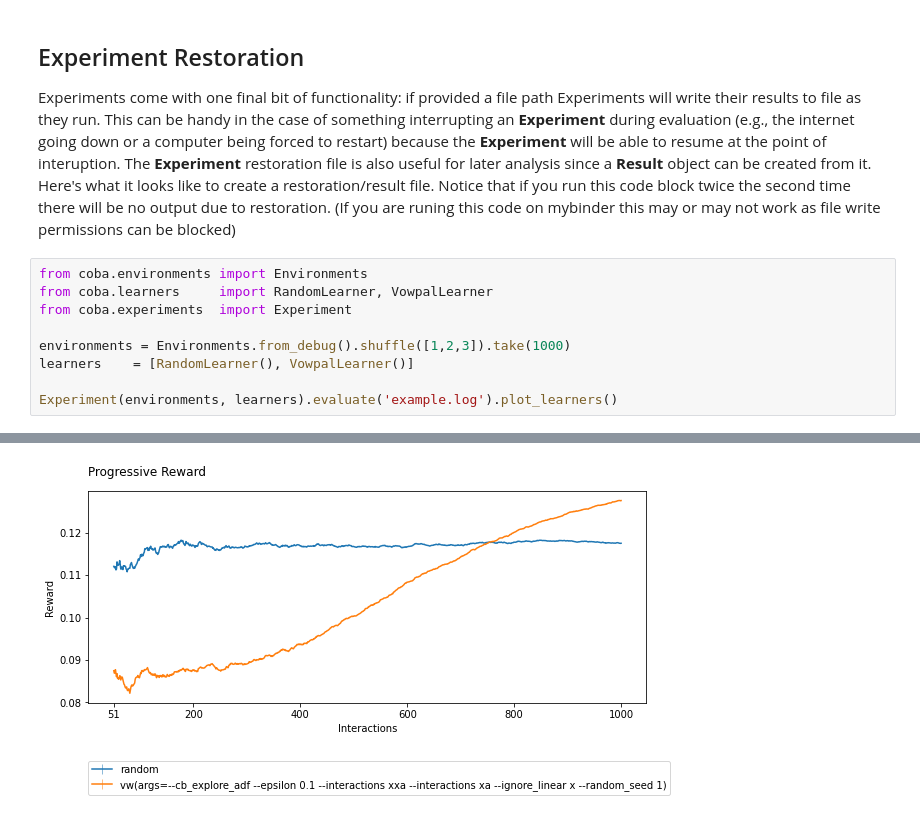
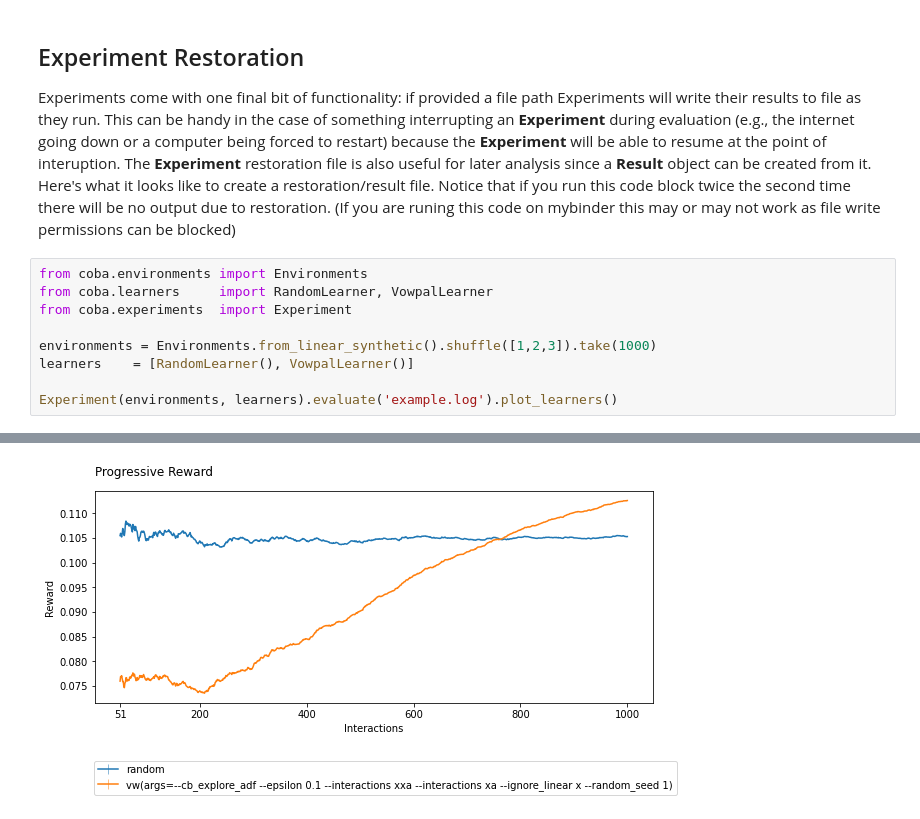
Before and after one commit to VowpalWabbit/coba, a Jupyter notebook: examples/notebooks/Experiments.ipynb, the cells around one changed output, grey strips where cells are left out. Drawn from its saved outputs; the diff is of its cells as text.

```diff
--- a/examples/notebooks/Experiments.ipynb
+++ b/examples/notebooks/Experiments.ipynb
@@ -163,7 +163,7 @@ from coba.environments import Environments
 from coba.learners     import RandomLearner, VowpalLearner
 from coba.experiments  import Experiment
 
-environments = Environments.from_debug().shuffle([1,2,3]).take(1000)
+environments = Environments.from_linear_synthetic().shuffle([1,2,3]).take(1000)
 learners    = [RandomLearner(), VowpalLearner()]
 
 Experiment(environments, learners).evaluate('example.log').plot_learners()
@@ -187 +187 @@ Experiment(environments, learners).evaluate('example.log').plot_learners()
-[figure, old version]
+[figure, new version]
```
Also changed, not shown: parts of 6 cells of this notebook, 15 other files.
